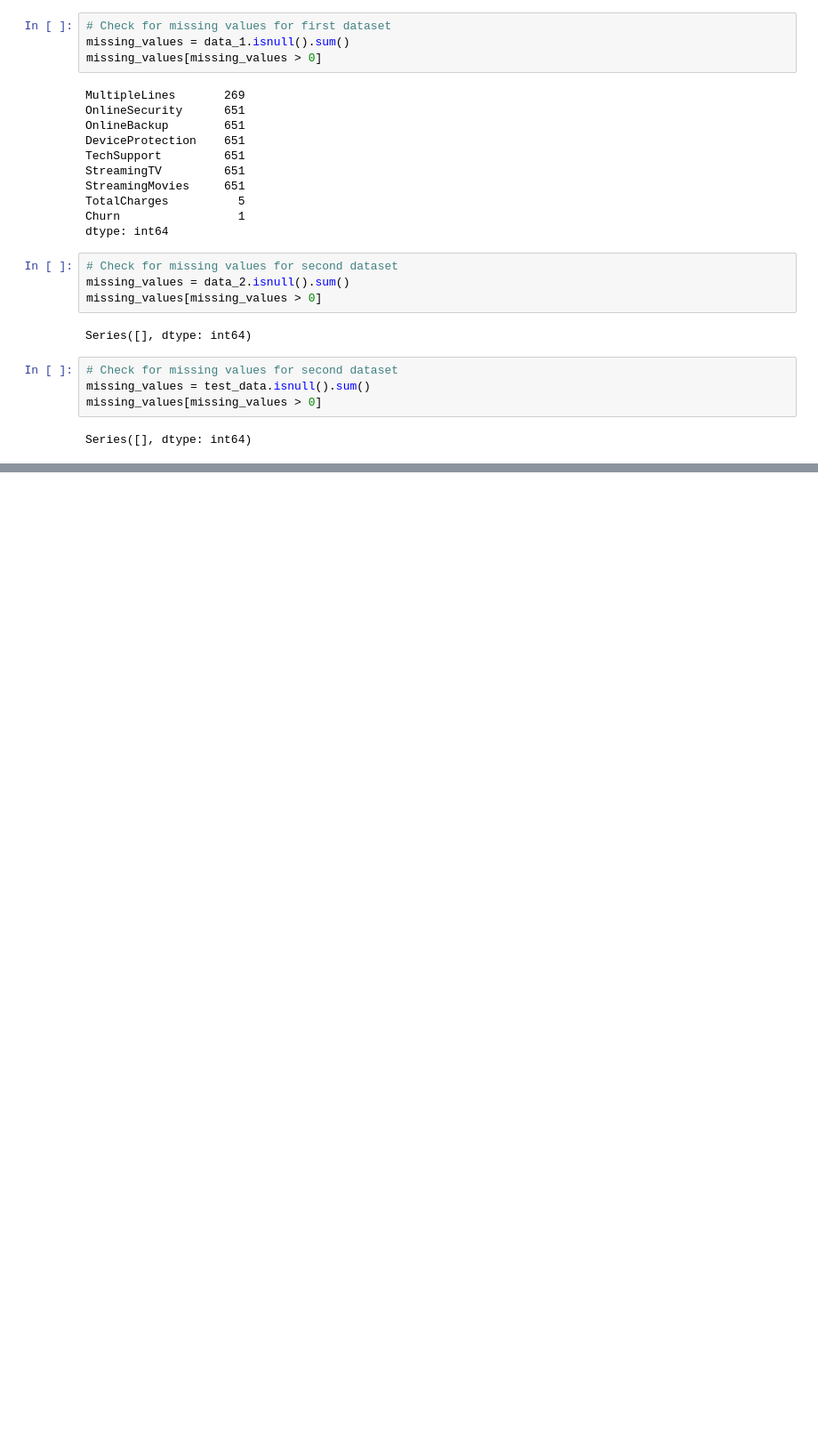
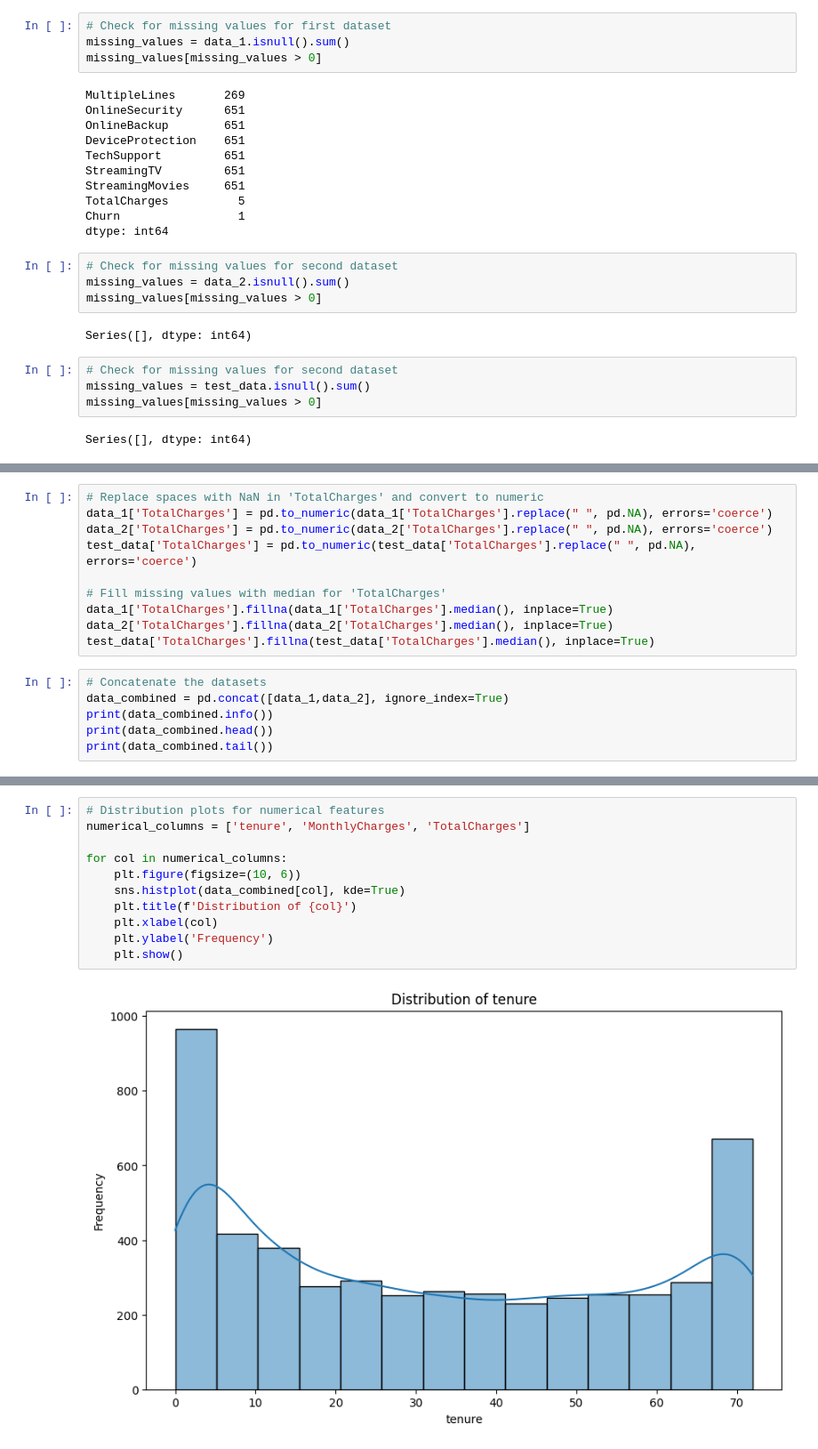
Before and after one commit to MillicentAgyir/LP2-Classification-Project, a Jupyter notebook: Notebooks/main.ipynb, the cells around one changed output, grey strips where cells are left out. Shown at 89% size. Saved outputs shown, nothing was run; the diff lists cells and outputs as text; blank space fills up the shorter version.

```diff
--- a/Notebooks/main.ipynb
+++ b/Notebooks/main.ipynb
@@ -246,0 +276,16 @@ Series([], dtype: int64)
+# %%
+# Replace spaces with NaN in 'TotalCharges' and convert to numeric
+data_1['TotalCharges'] = pd.to_numeric(data_1['TotalCharges'].replace(" ", pd.NA), errors='coerce')
+data_2['TotalCharges'] = pd.to_numeric(data_2['TotalCharges'].replace(" ", pd.NA), errors='coerce')
+test_data['TotalCharges'] = pd.to_numeric(test_data['TotalCharges'].replace(" ", pd.NA), errors='coerce')
+
+# Fill missing values with median for 'TotalCharges'
+data_1['TotalCharges'].fillna(data_1['TotalCharges'].median(), inplace=True)
+data_2['TotalCharges'].fillna(data_2['TotalCharges'].median(), inplace=True)
+test_data['TotalCharges'].fillna(test_data['TotalCharges'].median(), inplace=True)
+# %%
+# Concatenate the datasets
+data_combined = pd.concat([data_1,data_2], ignore_index=True)
+print(data_combined.info())
+print(data_combined.head())
+print(data_combined.tail())
@@ -246,0 +310,13 @@ Series([], dtype: int64)
+# %%
+# Distribution plots for numerical features
+numerical_columns = ['tenure', 'MonthlyCharges', 'TotalCharges']
+
+for col in numerical_columns:
+    plt.figure(figsize=(10, 6))
+    sns.histplot(data_combined[col], kde=True)
+    plt.title(f'Distribution of {col}')
+    plt.xlabel(col)
+    plt.ylabel('Frequency')
+    plt.show()
+# %% [output]
+[figure, added]
```
Also changed, not shown: parts of 9 cells of this notebook.
